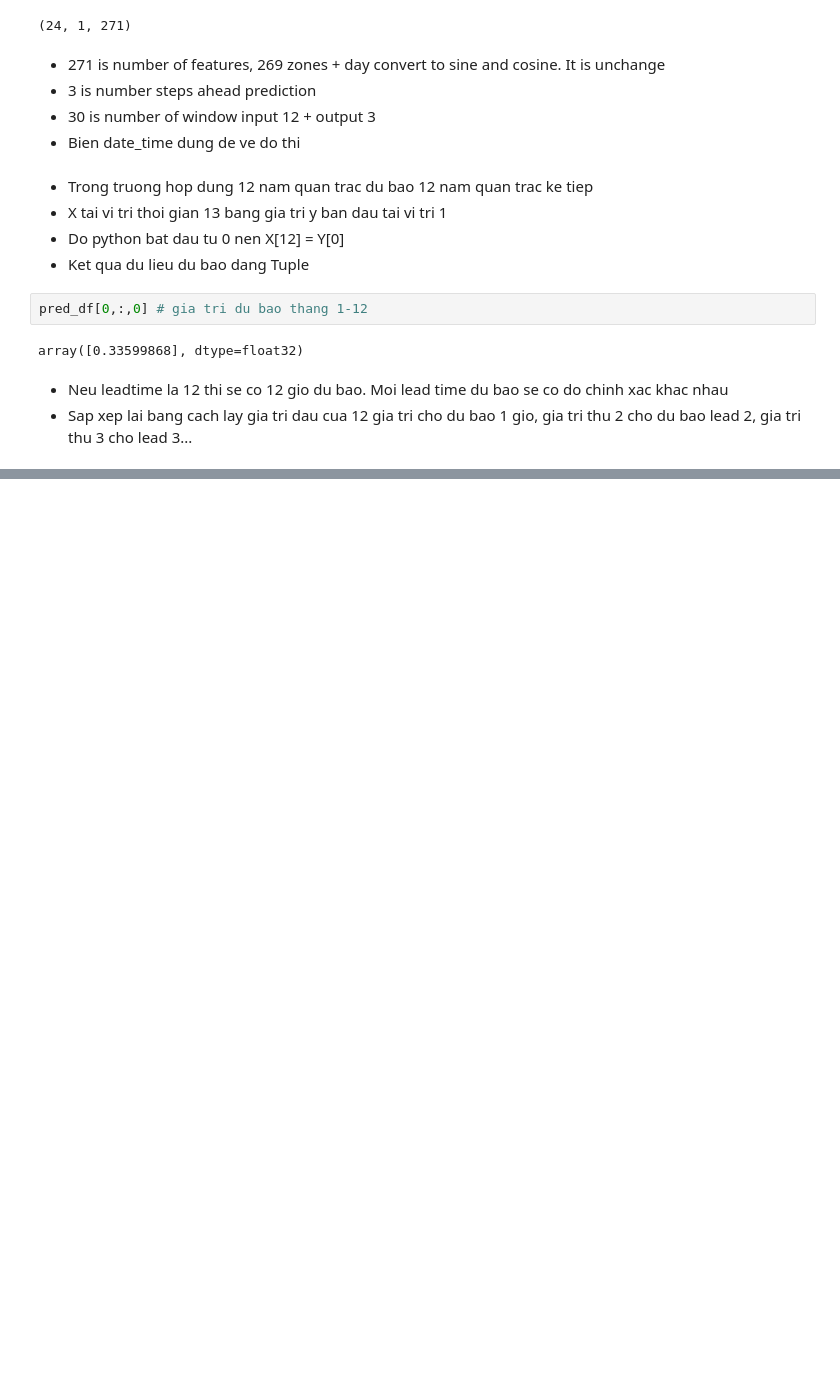
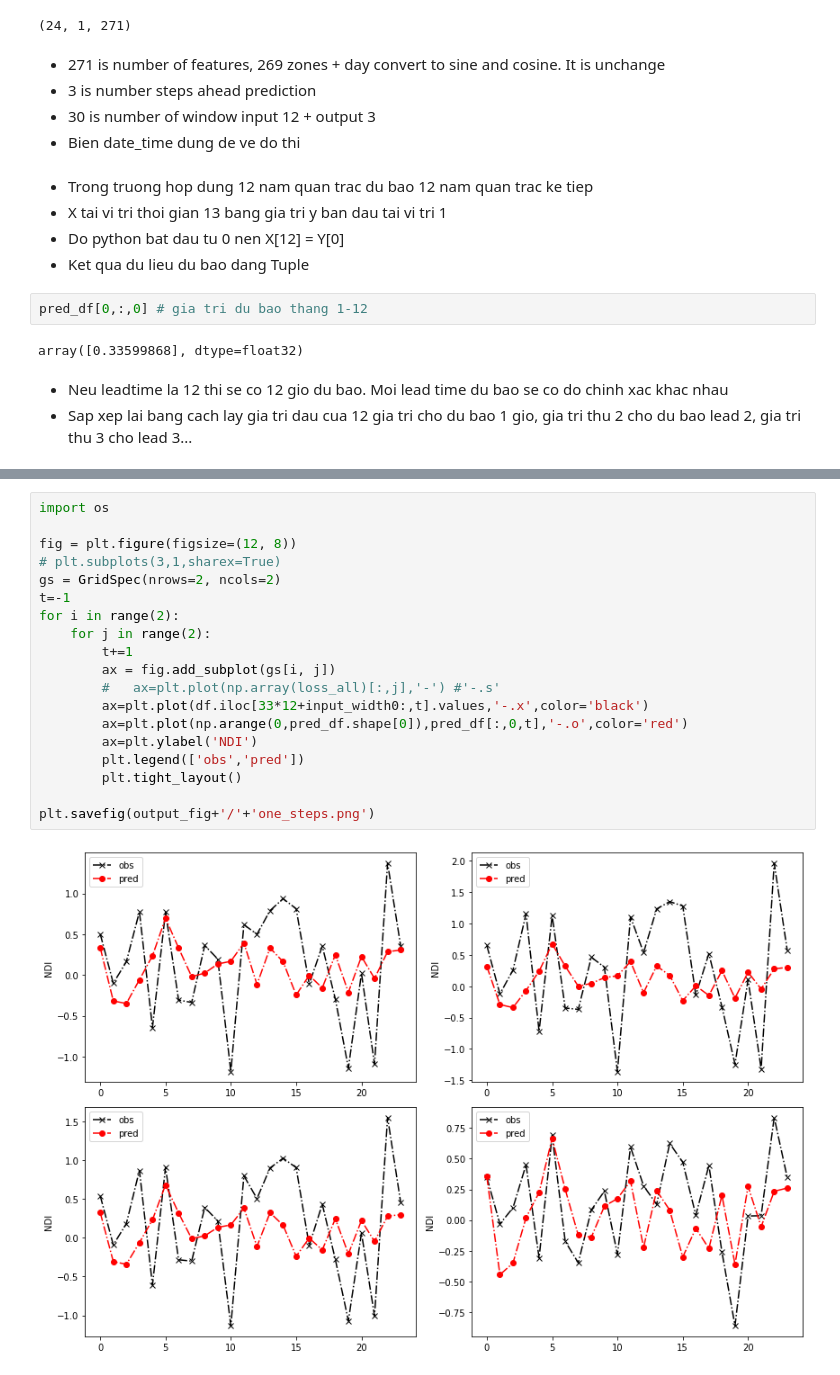
Before and after one commit to voquangtuong/AAA_drought_prediction, a Jupyter notebook: Time_series_REV6_good24in_12out_understand_structure210707.ipynb, the cells around one changed output, grey strips where cells are left out. Saved outputs shown, nothing was run; the diff lists cells and outputs as text; blank space fills up the shorter version.

```diff
--- a/Time_series_REV6_good24in_12out_understand_structure210707.ipynb
+++ b/Time_series_REV6_good24in_12out_understand_structure210707.ipynb
@@ -1864,0 +1876,21 @@ plt.plot(np.arange(0,pred_df.shape[0]),pred_df[:,0,0])
+# %%
+import os
+
+fig = plt.figure(figsize=(12, 8))
+# plt.subplots(3,1,sharex=True)
+gs = GridSpec(nrows=2, ncols=2)
+t=-1
+for i in range(2):
+    for j in range(2):
+        t+=1
+        ax = fig.add_subplot(gs[i, j])
+        #   ax=plt.plot(np.array(loss_all)[:,j],'-') #'-.s'
+        ax=plt.plot(df.iloc[33*12+input_width0:,t].values,'-.x',color='black')
+        ax=plt.plot(np.arange(0,pred_df.shape[0]),pred_df[:,0,t],'-.o',color='red')
+        ax=plt.ylabel('NDI')
+        plt.legend(['obs','pred'])
+        plt.tight_layout()
+
+plt.savefig(output_fig+'/'+'one_steps.png')
+# %% [output]
+[figure, added]
```
Also changed, not shown: parts of 28 cells of this notebook.
